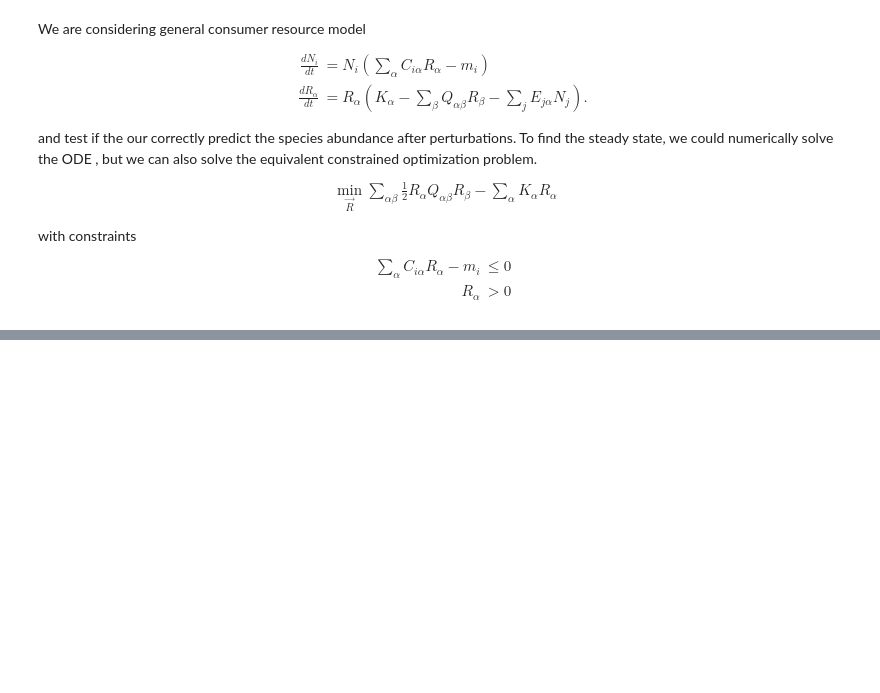
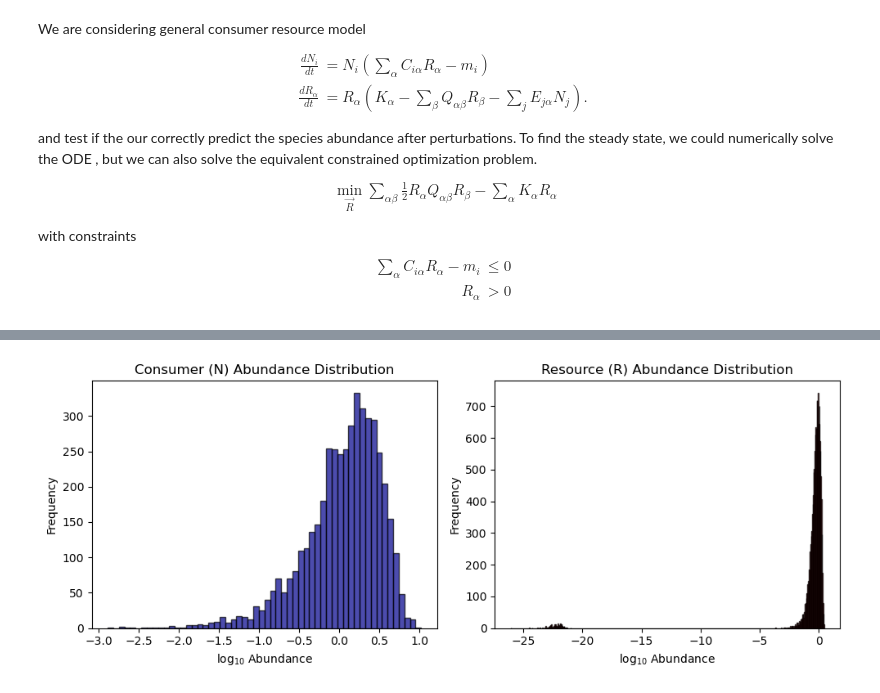
Before and after one commit to Emergent-Behaviors-in-Biology/invasion-theory, a Jupyter notebook: general_MCRM.ipynb, the cells around one changed output, grey strips where cells are left out. Saved outputs shown, nothing was run; the diff lists cells and outputs as text; code cells hidden in the pictures; blank space fills up the shorter version.

```diff
--- a/general_MCRM.ipynb
+++ b/general_MCRM.ipynb
@@ -913,0 +925,28 @@ plt.show()
+# %%
+# Create a new figure for abundance distributions
+fig, (ax1, ax2) = plt.subplots(1, 2, figsize=(10, 4))
+
+
+# Filter out zeros and take log10
+N_abundances = np.array(np.concatenate(MCRM_unpacked_data['simulationN_after']))
+R_abundances = np.array(np.concatenate(MCRM_unpacked_data['simulationR_after']))
+N_abundances = N_abundances[N_abundances > 0]
+R_abundances = R_abundances[R_abundances > 0]
+log_N = np.log10(N_abundances)
+log_R = np.log10(R_abundances)
+
+# Plot histograms
+ax1.hist(log_N, bins='auto', color='darkblue', alpha=0.7, edgecolor='black')
+ax1.set_xlabel('log$_{10}$ Abundance')
+ax1.set_ylabel('Frequency')
+ax1.set_title('Consumer (N) Abundance Distribution')
+
+ax2.hist(log_R, bins='auto', color='darkred', alpha=0.7, edgecolor='black')
+ax2.set_xlabel('log$_{10}$ Abundance')
+ax2.set_ylabel('Frequency')
+ax2.set_title('Resource (R) Abundance Distribution')
+
+plt.tight_layout()
+plt.show()
+# %% [output]
+[figure, added]
```
Also changed, not shown: parts of 13 cells of this notebook, 6 other files.
